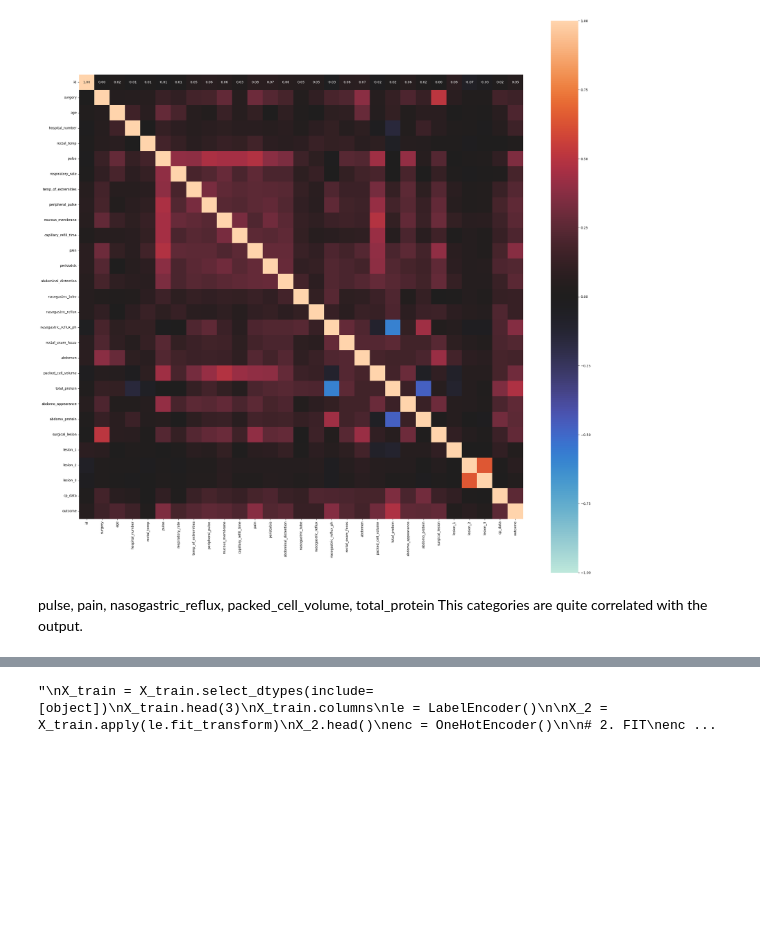
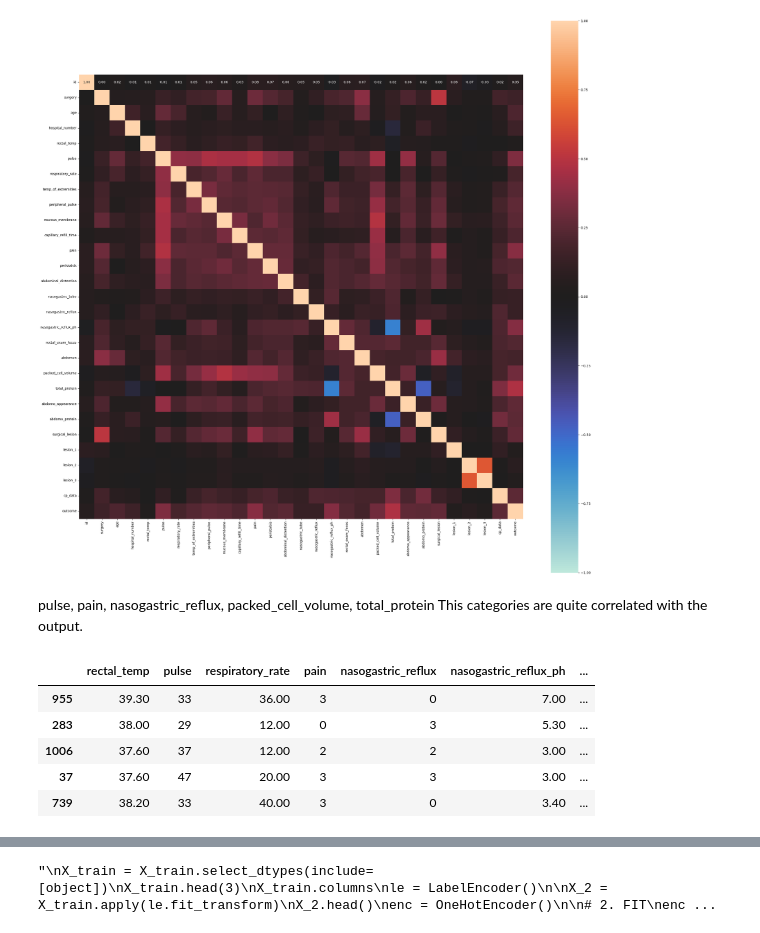
Before and after one commit to mailmezorro/PredictHealthOutcomesofHorsesKAGGLE, a Jupyter notebook: main.ipynb, the cells around one changed output, grey strips where cells are left out. Saved outputs shown, nothing was run; the diff lists cells and outputs as text; code cells hidden in the pictures; blank space fills up the shorter version.

```diff
--- a/main.ipynb
+++ b/main.ipynb
@@ -30,7 +40,7 @@ os.listdir(root_dir)
 ['sample_submission.csv', 'test.csv', 'train.csv']
 # %%
 # Load all the data
-df_train = pd.read_csv(root_dir + "/train.csv")
-df_test = pd.read_csv(root_dir + "/test.csv")
-df_sample = pd.read_csv(root_dir + "/sample_submission.csv")
+train = pd.read_csv(root_dir + "/train.csv")
+test = pd.read_csv(root_dir + "/test.csv")
+submission = pd.read_csv(root_dir + "/sample_submission.csv")
 # %%
@@ -119,0 +153,9 @@ y_train = df_train['outcome']
+# %%
+X_train.head()
+# %% [output]
+|  | rectal_temp | pulse | respiratory_rate | pain | nasogastric_reflux | nasogastric_reflux_ph | ... |
+| 955 | 39.30 | 33 | 36.00 | 3 | 0 | 7.00 | ... |
+| 283 | 38.00 | 29 | 12.00 | 0 | 3 | 5.30 | ... |
+| 1006 | 37.60 | 37 | 12.00 | 2 | 2 | 3.00 | ... |
+| 37 | 37.60 | 47 | 20.00 | 3 | 3 | 3.00 | ... |
+| 739 | 38.20 | 33 | 40.00 | 3 | 0 | 3.40 | ... |
```
Also changed, not shown: parts of 19 cells of this notebook, 7 other files.
